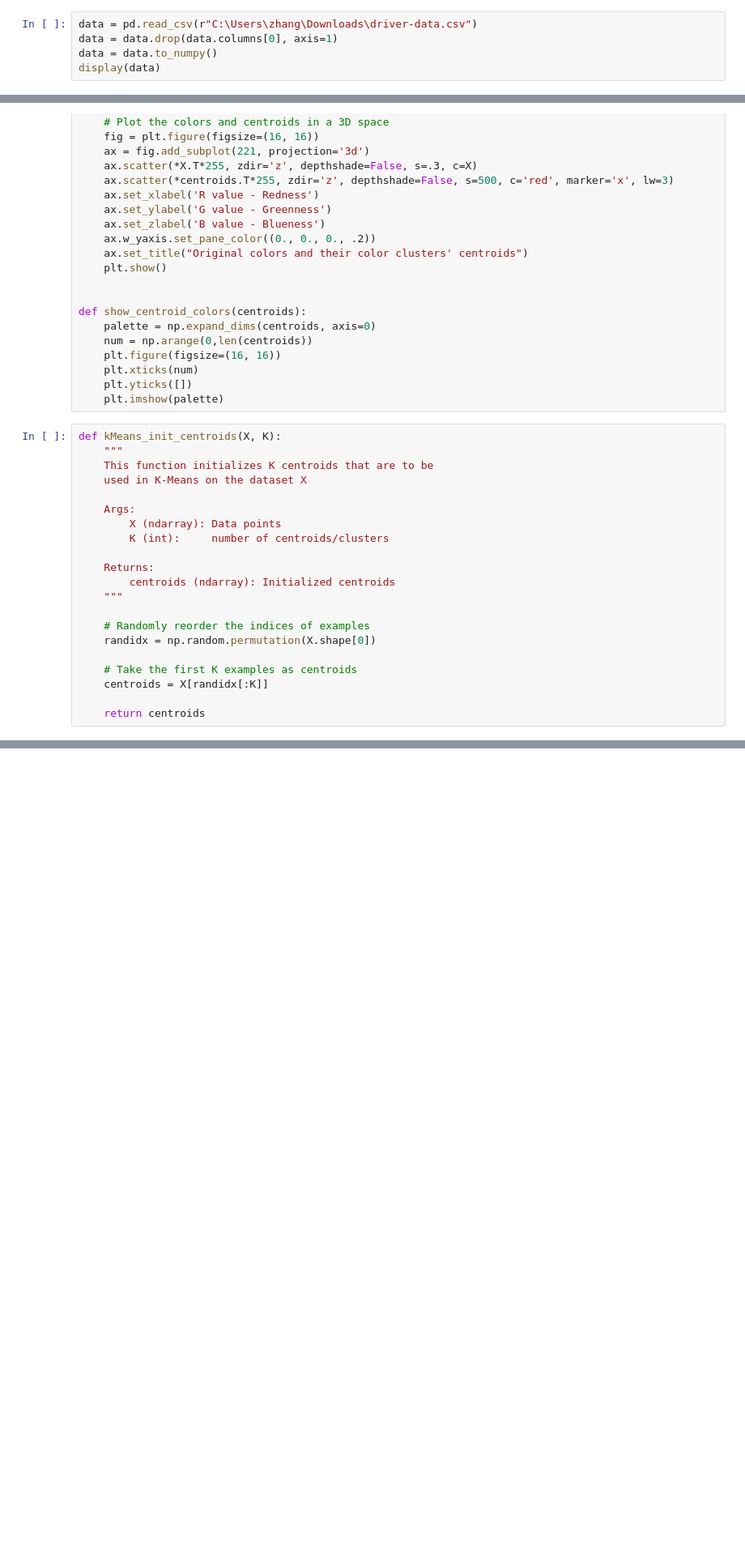
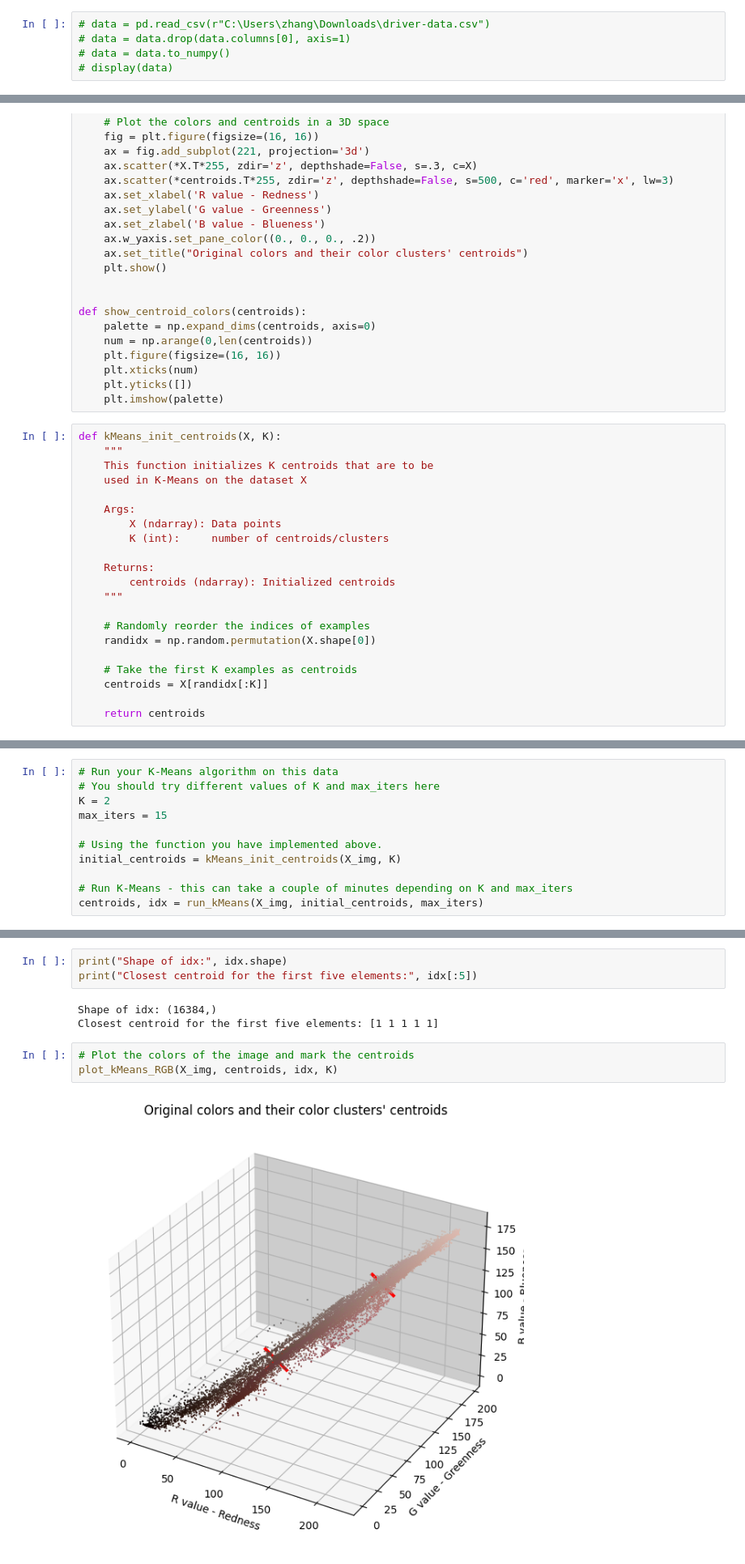
Before and after one commit to fistfulofyen/Applications_of_Machine_Learning, a Jupyter notebook: K_mean.ipynb, the cells around one changed output, grey strips where cells are left out. Shown at 81% size. Saved outputs shown, nothing was run; the diff lists cells and outputs as text; blank space fills up the shorter version.

```diff
--- a/K_mean.ipynb
+++ b/K_mean.ipynb
@@ -3,7 +3,7 @@ import numpy as np
 import matplotlib.pyplot as plt
 import pandas as pd
 # %%
-data = pd.read_csv(r"C:\Users\zhang\Downloads\driver-data.csv")
-data = data.drop(data.columns[0], axis=1)
-data = data.to_numpy()
-display(data)
+# data = pd.read_csv(r"C:\Users\zhang\Downloads\driver-data.csv")
+# data = data.drop(data.columns[0], axis=1)
+# data = data.to_numpy()
+# display(data)
@@ -225,0 +224,11 @@ K-Means iteration 1/4
+# %%
+# Run your K-Means algorithm on this data
+# You should try different values of K and max_iters here
+K = 2
+max_iters = 15
+
+# Using the function you have implemented above.
+initial_centroids = kMeans_init_centroids(X_img, K)
+
+# Run K-Means - this can take a couple of minutes depending on K and max_iters
+centroids, idx = run_kMeans(X_img, initial_centroids, max_iters)
@@ -225,0 +254,11 @@ K-Means iteration 1/4
+# %%
+print("Shape of idx:", idx.shape)
+print("Closest centroid for the first five elements:", idx[:5])
+# %% [output]
+Shape of idx: (16384,)
+Closest centroid for the first five elements: [1 1 1 1 1]
+# %%
+# Plot the colors of the image and mark the centroids
+plot_kMeans_RGB(X_img, centroids, idx, K)
+# %% [output]
+[figure, added]
```
Also changed, not shown: parts of 10 cells of this notebook.
